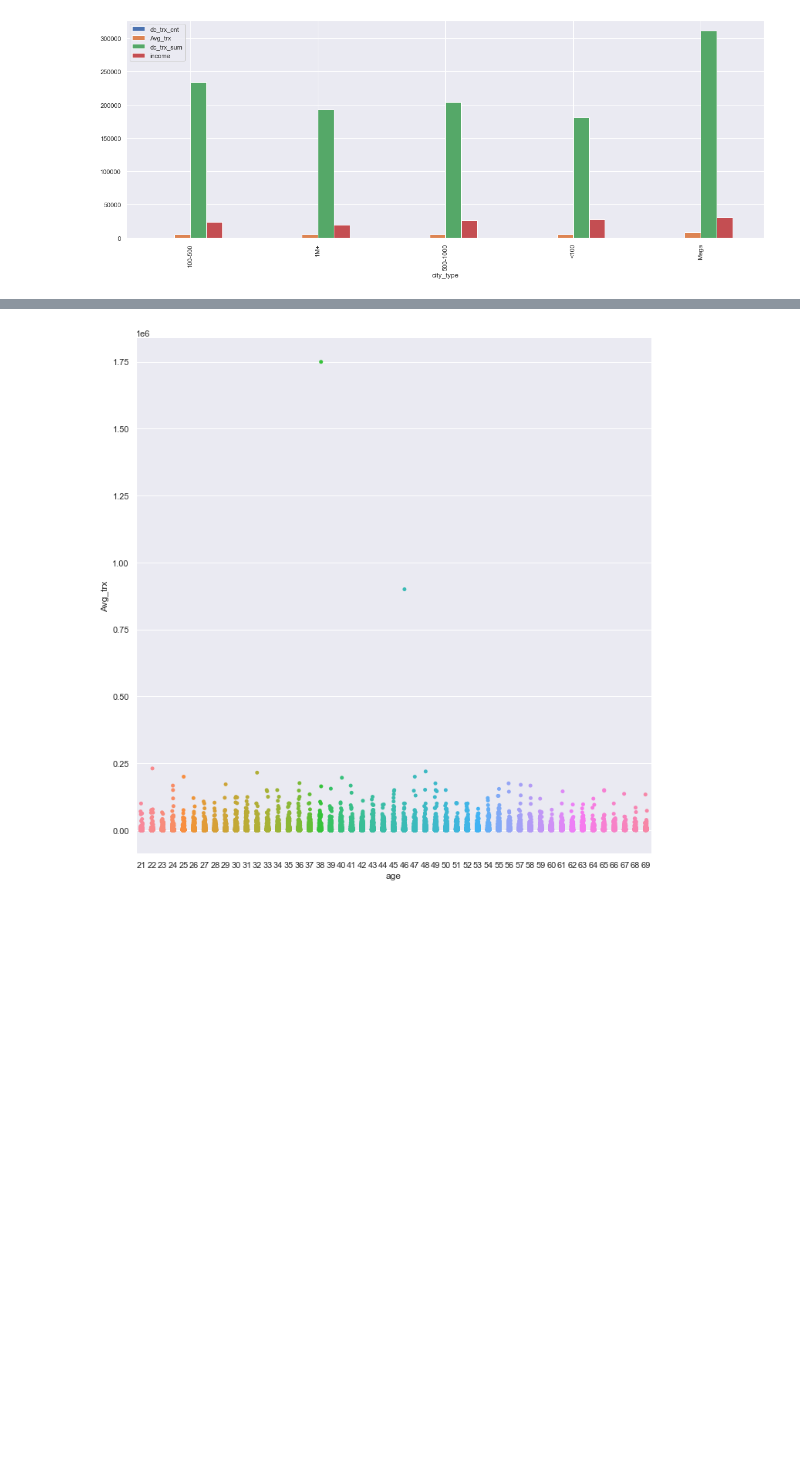
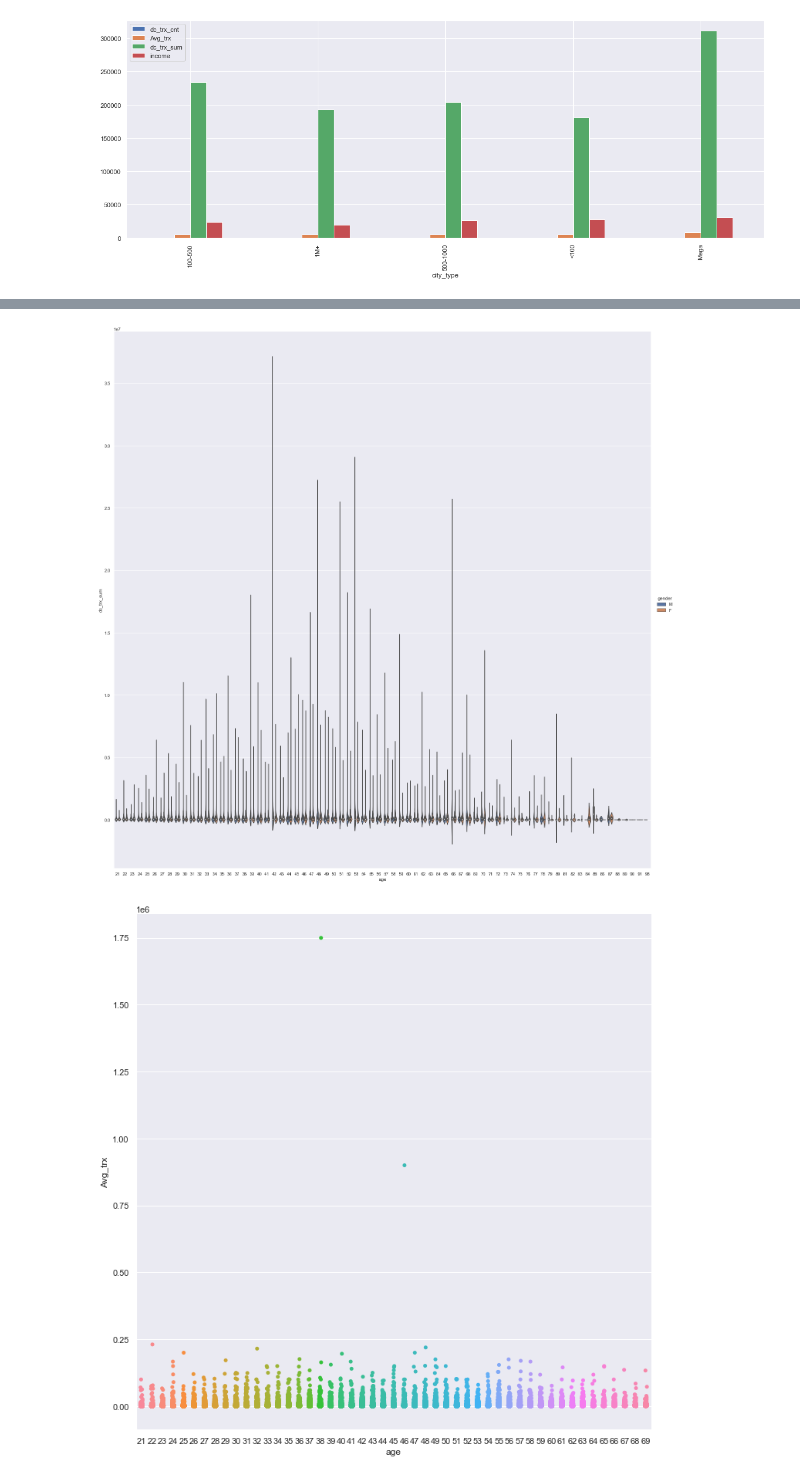
Before and after one commit to Yondex/work, a Jupyter notebook: Cluster.ipynb, the cells around one changed output, grey strips where cells are left out. Cells and saved outputs as stored; diff of their text form; code cells hidden in the pictures; blank space fills up the shorter version.

```diff
--- a/Cluster.ipynb
+++ b/Cluster.ipynb
@@ -156 +165,7 @@ sns.relplot(x='age', y='dc_trx_sum', data=df);
+# %%
+#График суммы трат по картам для клиентов от 20 лет(до 20 менее платежеспособные)
+#Самый большой пик траты у мужчин в 42 года, у женшин в 48
+sns.catplot(x="age", y="dc_trx_sum", kind="violin", hue='gender', data=df.query("age>20"), height=20);
+# %% [output]
+[figure, added]
 # %%
```
Also changed, not shown: parts of 7 cells of this notebook.
